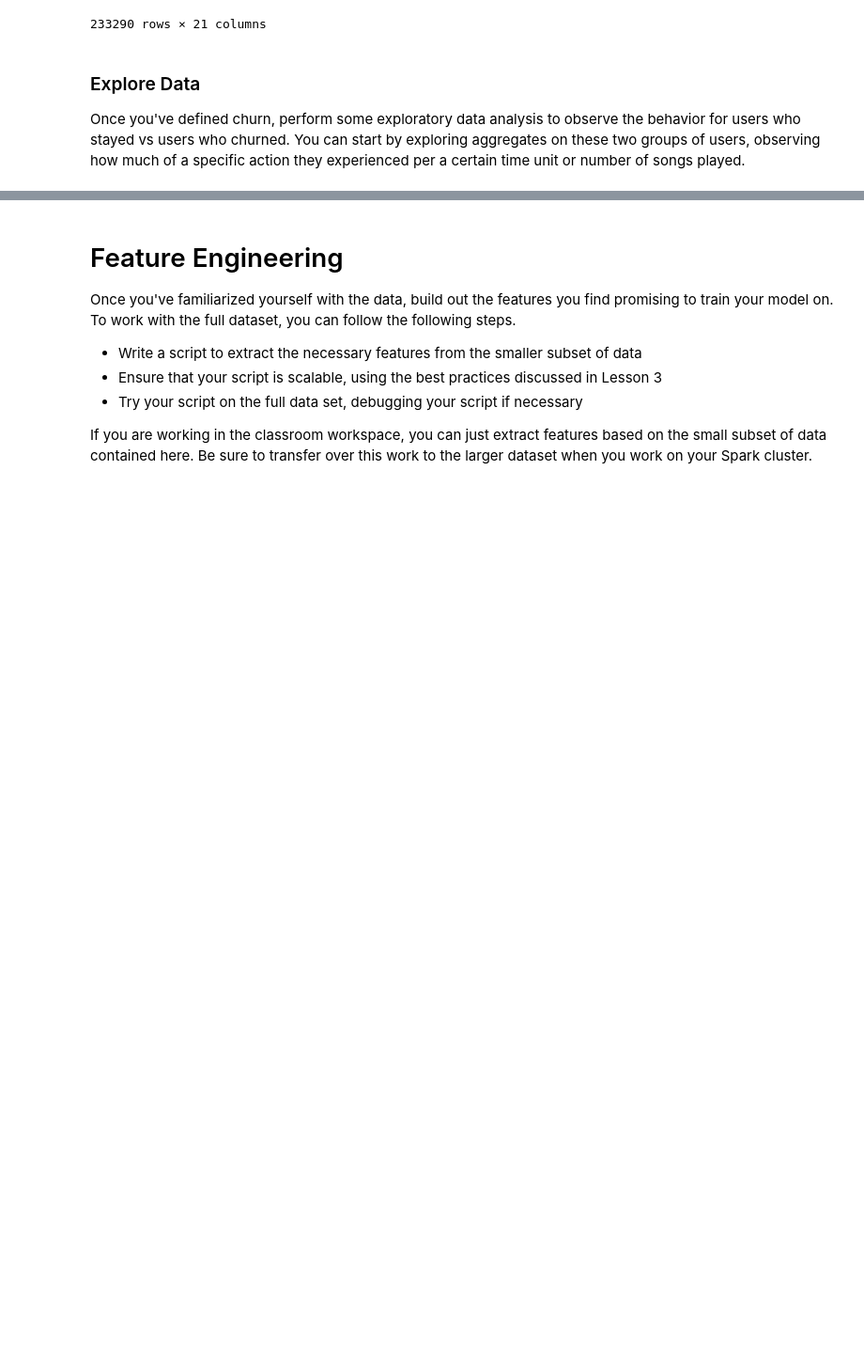
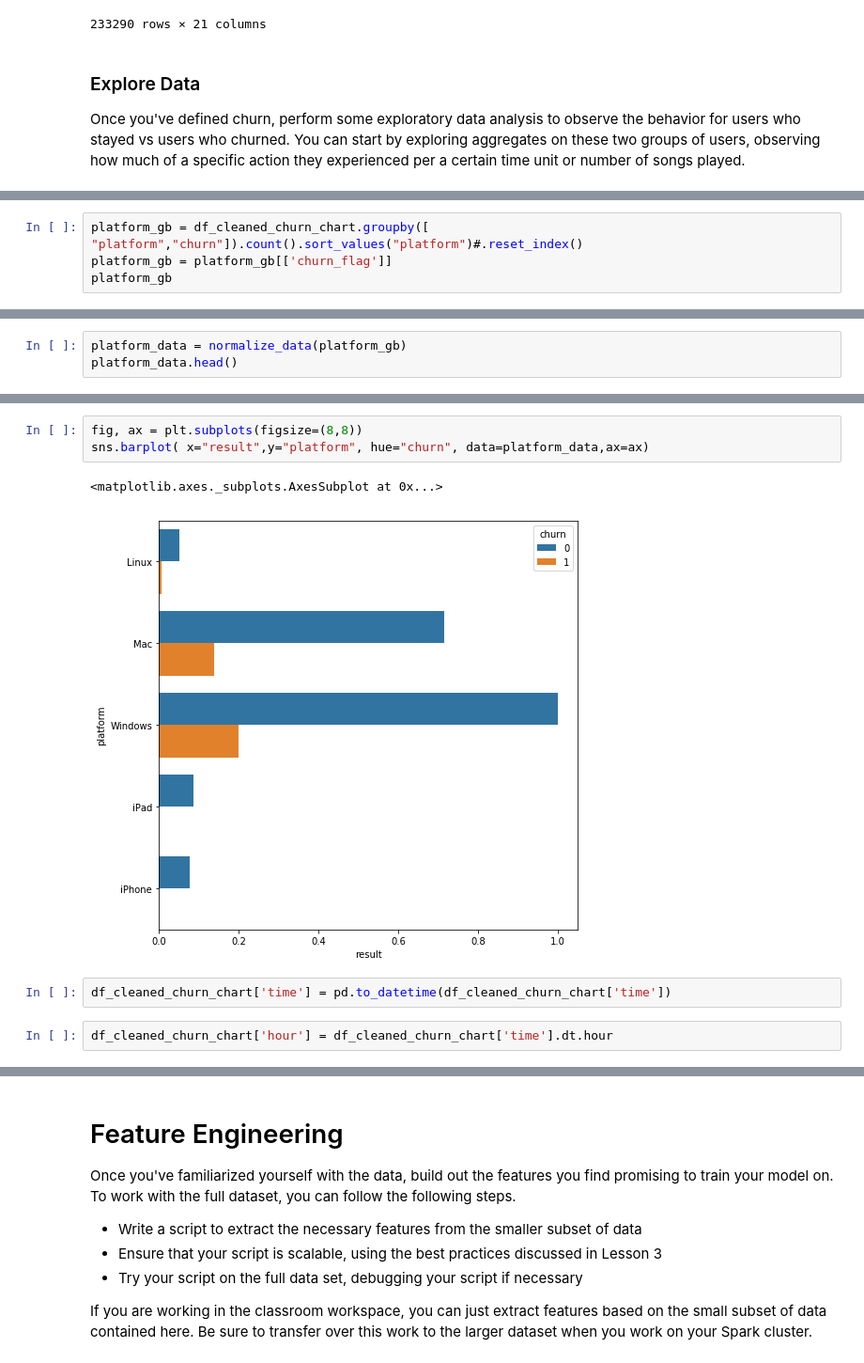
Before and after one commit to pato0301/sparkify_capstone_udacity, a Jupyter notebook: Sparkify.ipynb, the cells around one changed output, grey strips where cells are left out. Shown: that part at 94% size. Saved outputs shown, nothing was run; the diff lists cells and outputs as text; blank space fills up the shorter version.

```diff
--- a/Sparkify.ipynb
+++ b/Sparkify.ipynb
@@ -370,0 +401,4 @@ Once you've defined churn, perform some exploratory data analysis to observe the
+# %%
+platform_gb = df_cleaned_churn_chart.groupby([ "platform","churn"]).count().sort_values("platform")#.reset_index()
+platform_gb = platform_gb[['churn_flag']]
+platform_gb
@@ -370,0 +433,3 @@ Once you've defined churn, perform some exploratory data analysis to observe the
+# %%
+platform_data = normalize_data(platform_gb)
+platform_data.head()
@@ -370,0 +449,10 @@ Once you've defined churn, perform some exploratory data analysis to observe the
+# %%
+fig, ax = plt.subplots(figsize=(8,8))
+sns.barplot( x="result",y="platform", hue="churn", data=platform_data,ax=ax)
+# %% [output]
+<matplotlib.axes._subplots.AxesSubplot at 0x...>
+[figure, added]
+# %%
+df_cleaned_churn_chart['time'] = pd.to_datetime(df_cleaned_churn_chart['time'])
+# %%
+df_cleaned_churn_chart['hour'] = df_cleaned_churn_chart['time'].dt.hour
```
Also changed, not shown: parts of 12 cells of this notebook.
